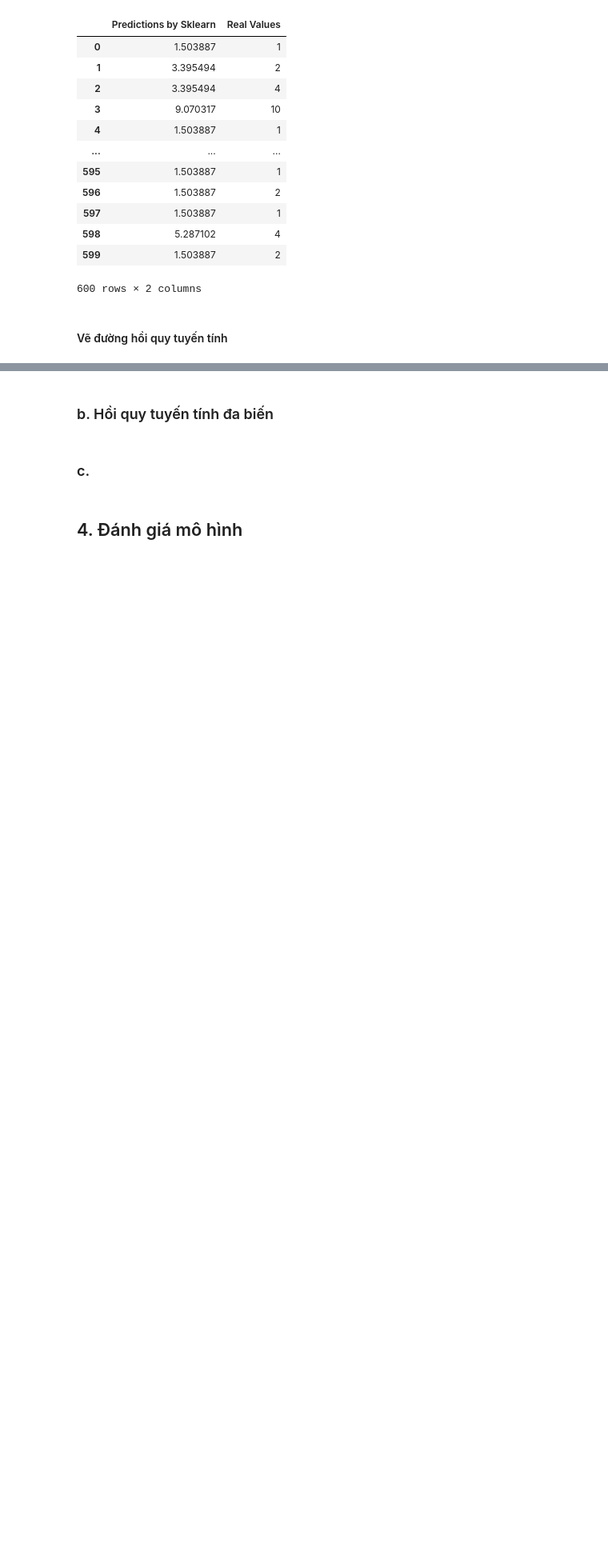
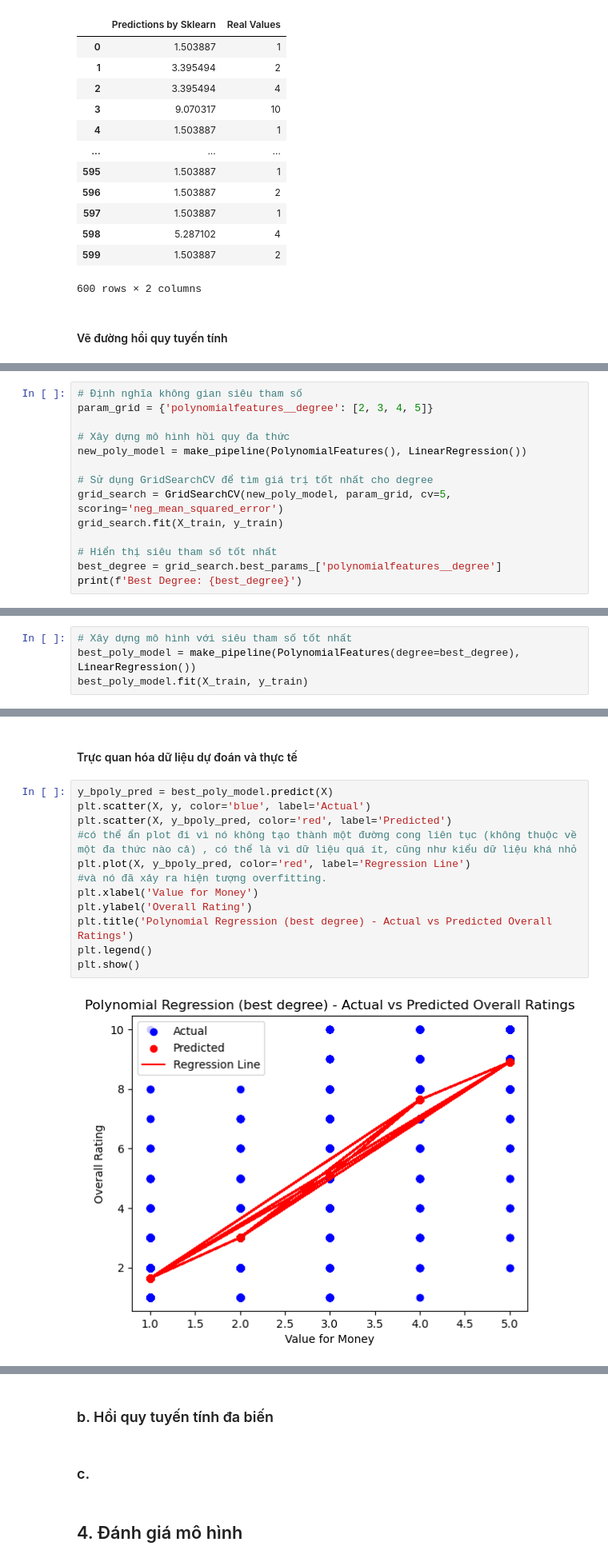
Before and after one commit to NgHuyen137/Intro2DS_Project, a Jupyter notebook: notebooks/4.0-data-modelling.ipynb, the cells around one changed output, grey strips where cells are left out. Shown at 80% size. Saved outputs shown, nothing was run; the diff lists cells and outputs as text; blank space fills up the shorter version.

```diff
--- a/notebooks/4.0-data-modelling.ipynb
+++ b/notebooks/4.0-data-modelling.ipynb
@@ -153,0 +194,14 @@ plt.show()
+# %%
+# Định nghĩa không gian siêu tham số
+param_grid = {'polynomialfeatures__degree': [2, 3, 4, 5]}
+
+# Xây dựng mô hình hồi quy đa thức
+new_poly_model = make_pipeline(PolynomialFeatures(), LinearRegression())
+
+# Sử dụng GridSearchCV để tìm giá trị tốt nhất cho degree
+grid_search = GridSearchCV(new_poly_model, param_grid, cv=5, scoring='neg_mean_squared_error')
+grid_search.fit(X_train, y_train)
+
+# Hiển thị siêu tham số tốt nhất
+best_degree = grid_search.best_params_['polynomialfeatures__degree']
+print(f'Best Degree: {best_degree}')
@@ -153,0 +212,4 @@ plt.show()
+# %%
+# Xây dựng mô hình với siêu tham số tốt nhất
+best_poly_model = make_pipeline(PolynomialFeatures(degree=best_degree), LinearRegression())
+best_poly_model.fit(X_train, y_train)
@@ -153,0 +241,16 @@ plt.show()
+# %% [markdown]
+#### Trực quan hóa dữ liệu dự đoán và thực tế
+# %%
+y_bpoly_pred = best_poly_model.predict(X)
+plt.scatter(X, y, color='blue', label='Actual')
+plt.scatter(X, y_bpoly_pred, color='red', label='Predicted')
+#có thể ẩn plot đi vì nó không tạo thành một đường cong liên tục (không thuộc về một đa thức nào cả) , có thể là vì dữ liệu quá ít, cũng như kiểu dữ liệu khá nhỏ
+plt.plot(X, y_bpoly_pred, color='red', label='Regression Line')
+#và nó đã xảy ra hiện tượng overfitting.
+plt.xlabel('Value for Money')
+plt.ylabel('Overall Rating')
+plt.title('Polynomial Regression (best degree) - Actual vs Predicted Overall Ratings')
+plt.legend()
+plt.show()
+# %% [output]
+[figure, added]
```
Also changed, not shown: parts of 40 cells of this notebook.
